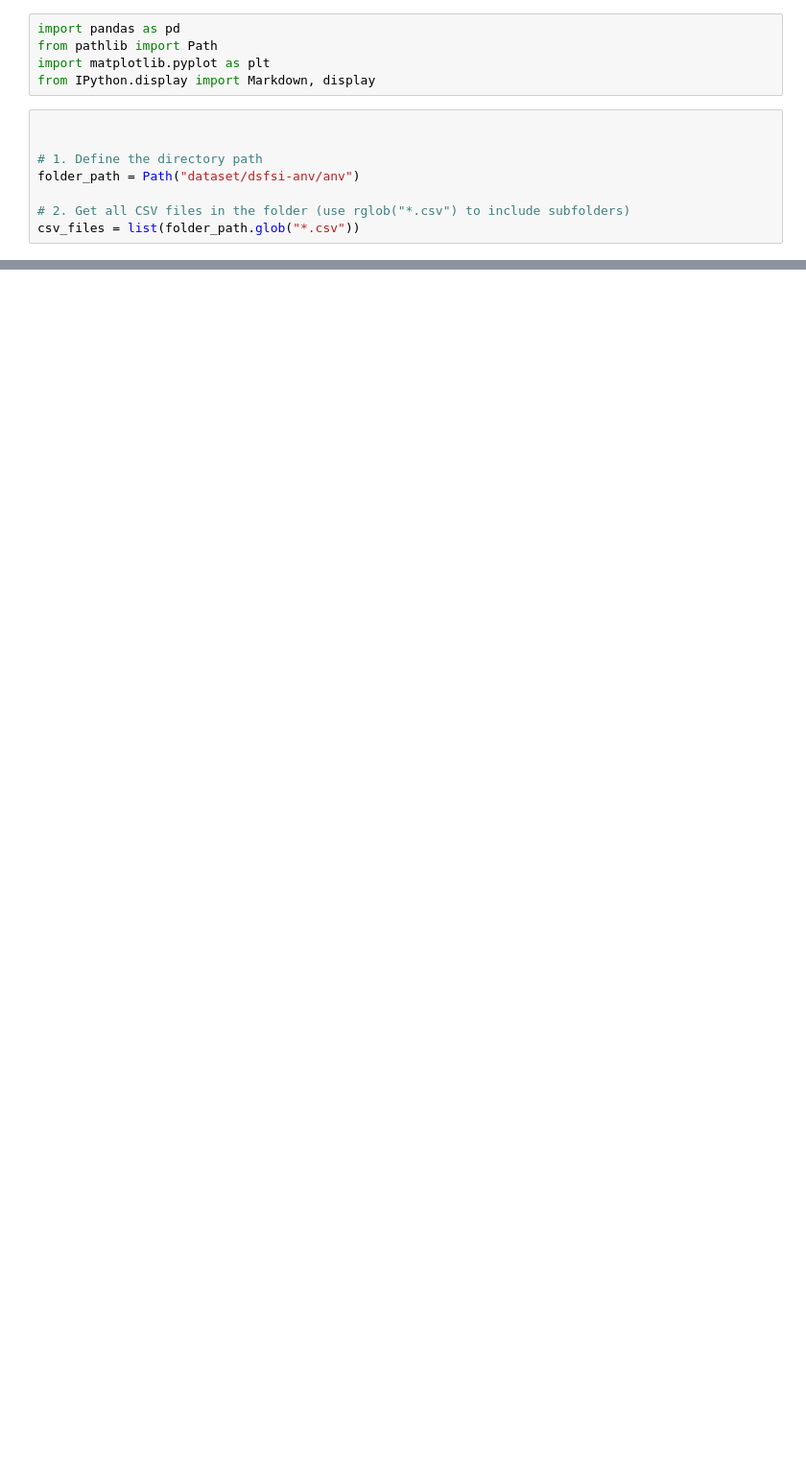
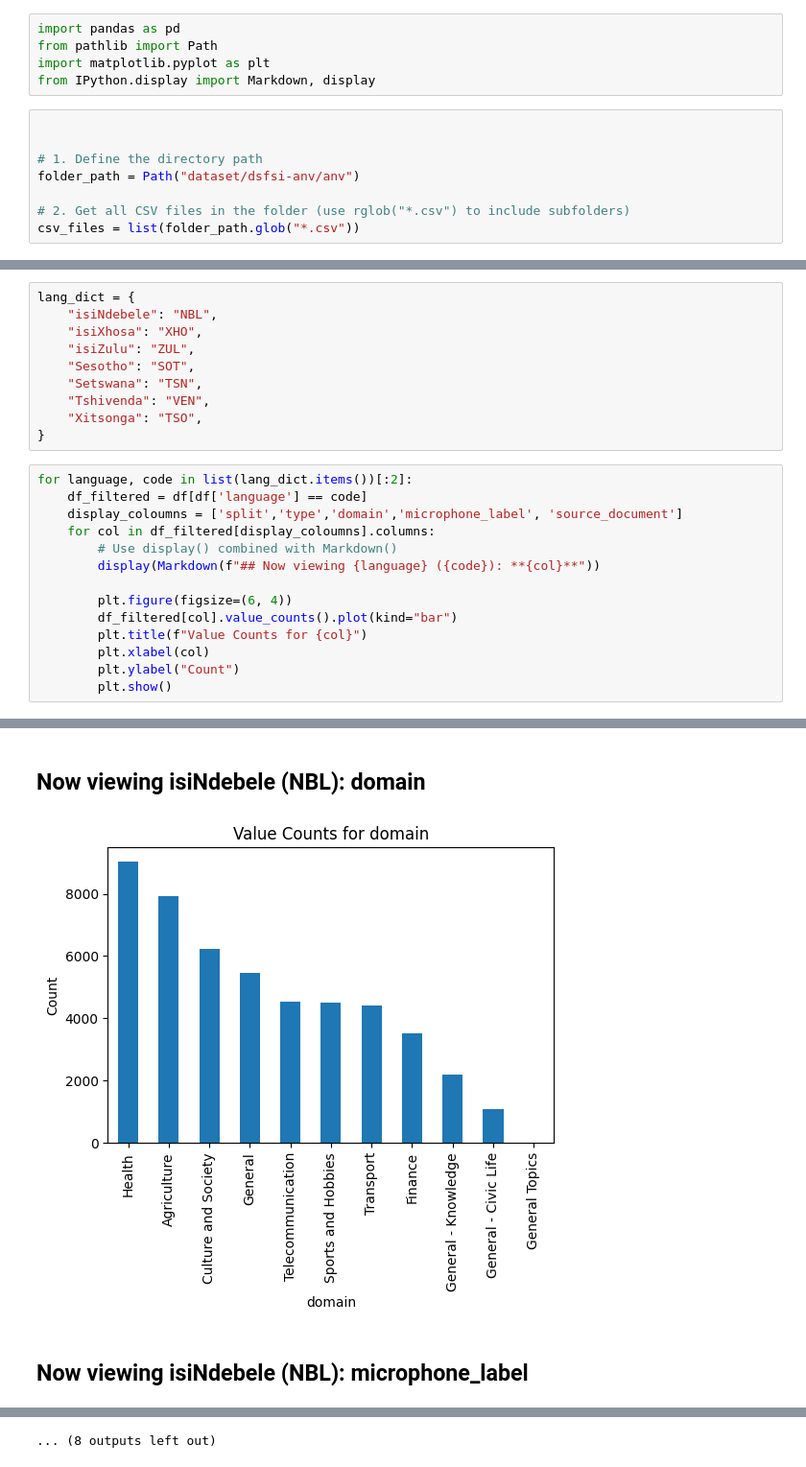
Before and after one commit to Khotso-Bore/MultilingualASR, a Jupyter notebook: za_next_voices_eda.ipynb, the cells around one changed output, grey strips where cells are left out. Shown at 96% size. Cells and saved outputs as stored; diff of their text form; blank space fills up the shorter version.

```diff
--- a/za_next_voices_eda.ipynb
+++ b/za_next_voices_eda.ipynb
@@ -13,0 +91,25 @@ csv_files = list(folder_path.glob("*.csv"))
+# %%
+lang_dict = {
+    "isiNdebele": "NBL",
+    "isiXhosa": "XHO",
+    "isiZulu": "ZUL",
+    "Sesotho": "SOT",
+    "Setswana": "TSN",
+    "Tshivenda": "VEN",
+    "Xitsonga": "TSO",
+}
+# %%
+for language, code in list(lang_dict.items())[:2]:
+    df_filtered = df[df['language'] == code]
+    display_coloumns = ['split','type','domain','microphone_label', 'source_document']
+    for col in df_filtered[display_coloumns].columns:
+        # Use display() combined with Markdown()
+        display(Markdown(f"## Now viewing {language} ({code}): **{col}**"))
+
+        plt.figure(figsize=(6, 4))
+        df_filtered[col].value_counts().plot(kind="bar")
+        plt.title(f"Value Counts for {col}")
+        plt.xlabel(col)
+        plt.ylabel("Count")
+        plt.show()
+# %% [output]
@@ -13,0 +120,3 @@ csv_files = list(folder_path.glob("*.csv"))
+## Now viewing isiNdebele (NBL): **domain**
+[figure, added]
+## Now viewing isiNdebele (NBL): **microphone_label**
@@ -13,0 +128 @@ csv_files = list(folder_path.glob("*.csv"))
+... (8 outputs left out)
```
Also changed, not shown: parts of 13 cells of this notebook.
